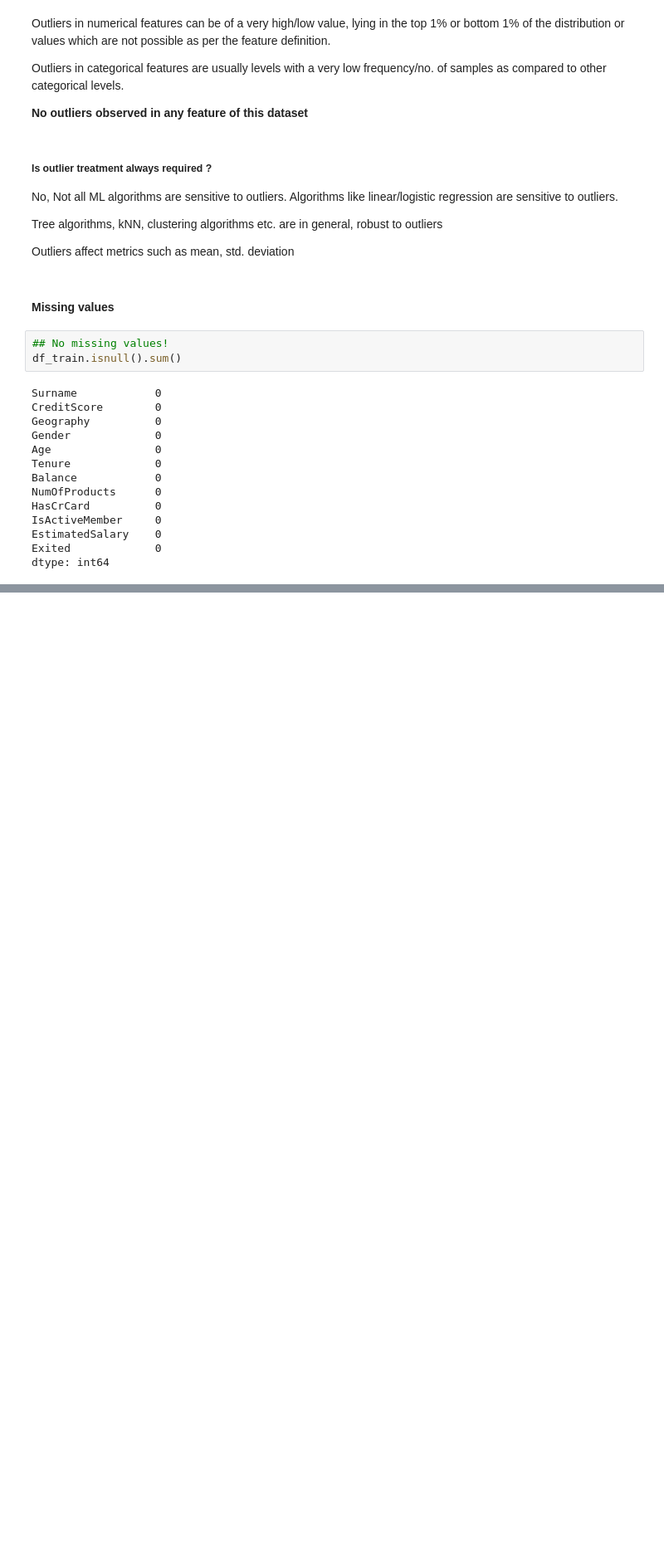
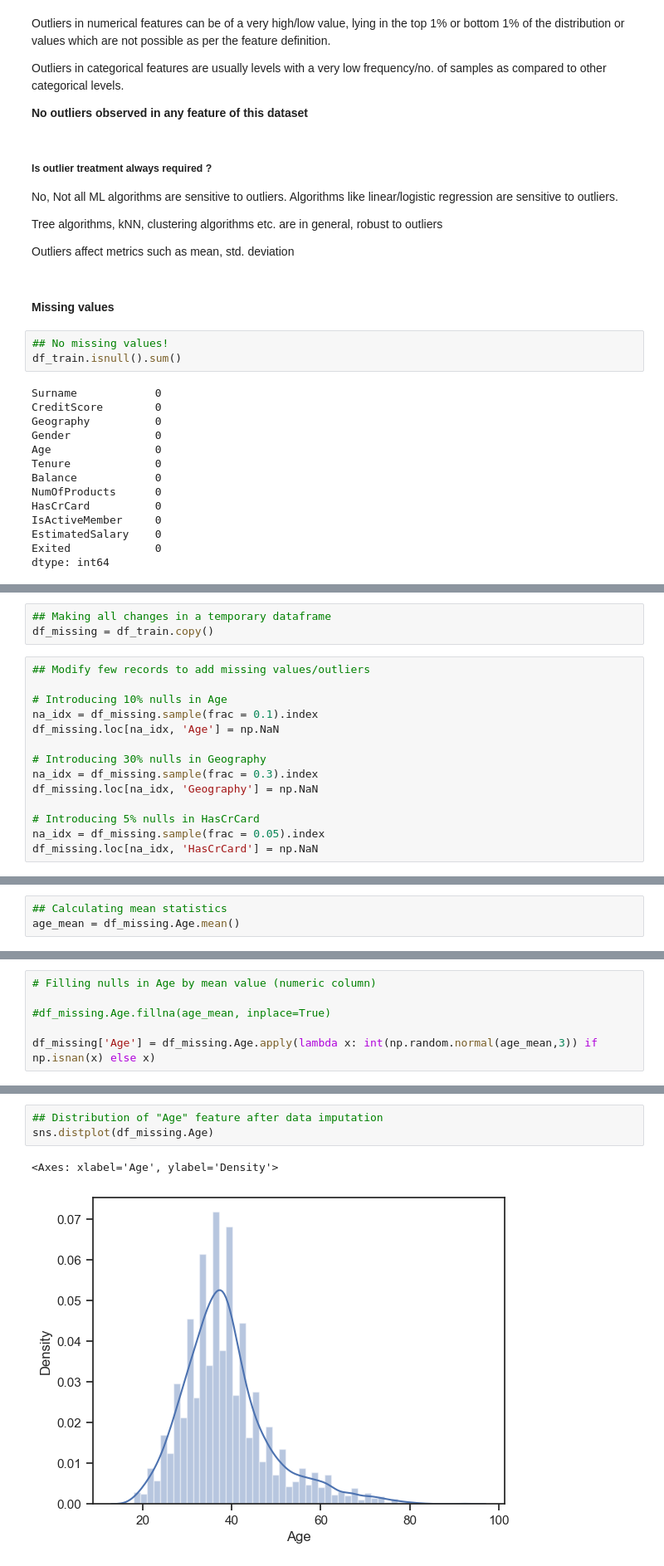
Before and after one commit to Pradipwasre/MLOps--Customer-churn-Analysis-using-Ensemble-Techniques, a Jupyter notebook: Notebook.ipynb, the cells around one changed output, grey strips where cells are left out. Shown at 83% size. Saved outputs shown, nothing was run; the diff lists cells and outputs as text; blank space fills up the shorter version.

```diff
--- a/Notebook.ipynb
+++ b/Notebook.ipynb
@@ -283,0 +288,17 @@ dtype: int64
+# %%
+## Making all changes in a temporary dataframe
+df_missing = df_train.copy()
+# %%
+## Modify few records to add missing values/outliers
+
+# Introducing 10% nulls in Age
+na_idx = df_missing.sample(frac = 0.1).index
+df_missing.loc[na_idx, 'Age'] = np.NaN
+
+# Introducing 30% nulls in Geography
+na_idx = df_missing.sample(frac = 0.3).index
+df_missing.loc[na_idx, 'Geography'] = np.NaN
+
+# Introducing 5% nulls in HasCrCard
+na_idx = df_missing.sample(frac = 0.05).index
+df_missing.loc[na_idx, 'HasCrCard'] = np.NaN
@@ -283,0 +321,3 @@ dtype: int64
+# %%
+## Calculating mean statistics
+age_mean = df_missing.Age.mean()
@@ -283,0 +328,6 @@ dtype: int64
+# %%
+# Filling nulls in Age by mean value (numeric column)
+
+#df_missing.Age.fillna(age_mean, inplace=True)
+
+df_missing['Age'] = df_missing.Age.apply(lambda x: int(np.random.normal(age_mean,3)) if np.isnan(x) else x)
@@ -283,0 +340,6 @@ dtype: int64
+# %%
+## Distribution of "Age" feature after data imputation
+sns.distplot(df_missing.Age)
+# %% [output]
+<Axes: xlabel='Age', ylabel='Density'>
+[figure, added]
```
Also changed, not shown: parts of 95 cells of this notebook.
